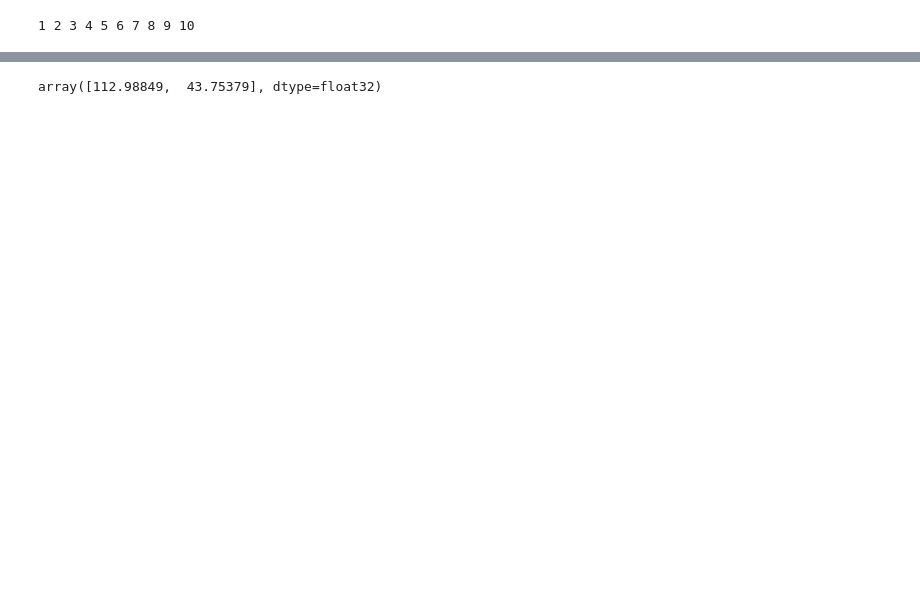
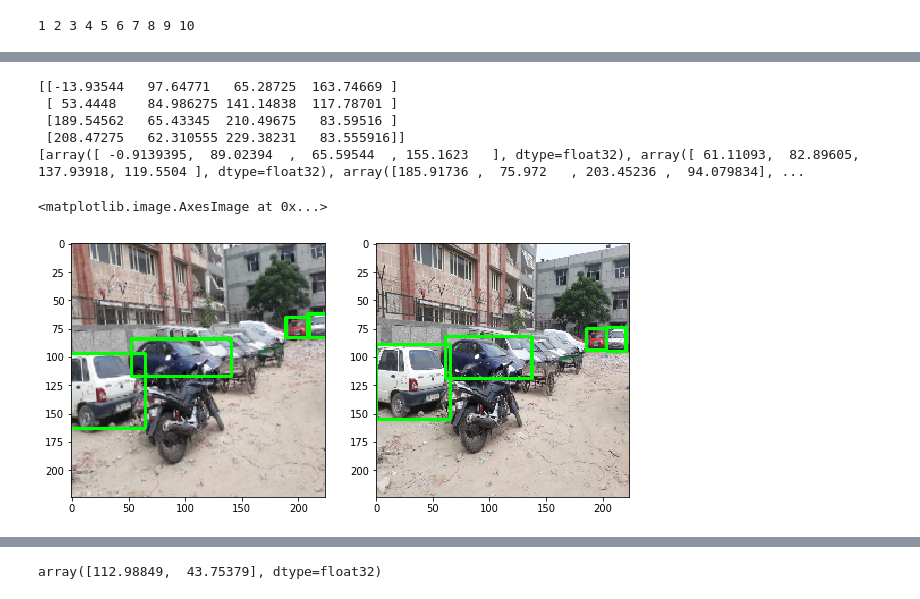
Before and after one commit to rasenganai/Illegal_Parking, a Jupyter notebook: image augmentations.ipynb, the cells around one changed output, grey strips where cells are left out. Cells and saved outputs as stored; diff of their text form; code cells hidden in the pictures; blank space fills up the shorter version.

```diff
--- a/image augmentations.ipynb
+++ b/image augmentations.ipynb
@@ -6,6 +6,6 @@ import pickle as pkl
 import os
 # %%
 labels=[]
-with open("./labels_135.pickle","rb") as file:
+with open("labels_135.pickle","rb") as file:
     labels=pkl.load(file)
 # %%
@@ -110,6 +130,32 @@ augment_labels=augmentation(labels=labels[:10])
 # for i in range(coor.shape[0]):
 #     im=cv2.rectangle(im,(int(coor[i][0]),int(coor[i][1])),(int(coor[i][2]),int(coor[i][3])),(0,255,0),2)
 # ax1.imshow(im)
+# %%
+a=np.random.randint(0,135)
+image=labels[a]
+# print(image)
+img=cv2.resize(cv2.imread("../../illegal parking/images/"+image[0]),(224,224))
+# p=translation(img,image[1][1])
+img = cv2.cvtColor(img,cv2.COLOR_BGR2RGB)
+im,coor=rotationScale(img,image[1][1])
+print(coor)
+print(image[1][1])
+for i in range(coor.shape[0]):
+    im=cv2.rectangle(im,(int(coor[i][0]),int(coor[i][1])),(int(coor[i][2]),int(coor[i][3])),(0,255,0),2)
+    img=cv2.rectangle(img,(int(image[1][1][i][0]),int(image[1][1][i][1])),(int(image[1][1][i][2]),int(image[1][1][i][3])),(0,255,0),2)
+fig=plt.figure(figsize=(10,10))
+ax1=fig.add_subplot(1,2,1)
+ax2=fig.add_subplot(1,2,2)
+ax1.imshow(im)
+ax2.imshow(img)
+# %% [output]
+[[-13.93544   97.64771   65.28725  163.74669 ]
+ [ 53.4448    84.986275 141.14838  117.78701 ]
+ [189.54562   65.43345  210.49675   83.59516 ]
+ [208.47275   62.310555 229.38231   83.555916]]
+[array([ -0.9139395,  89.02394  ,  65.59544  , 155.1623   ], dtype=float32), array([ 61.11093,  82.89605, 137.93918, 119.5504 ], dtype=float32), array([185.91736 ,  75.972   , 203.45236 ,  94.079834], ...
+<matplotlib.image.AxesImage at 0x...>
+[figure, added]
 # %%
 coor[:,1],coor
 # %% [output]
```
Also changed, not shown: parts of 21 cells of this notebook.
